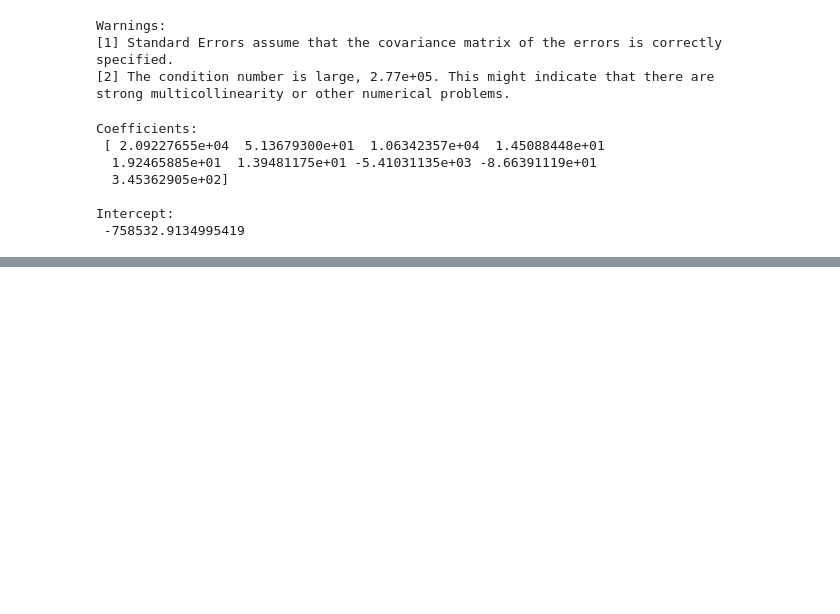
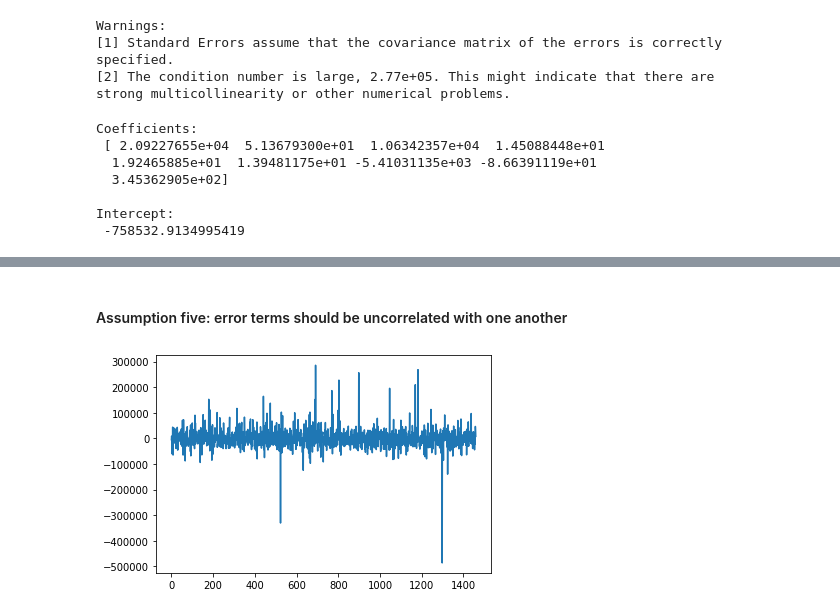
Before and after one commit to rajinigurijala/Thinkful, a Jupyter notebook: SimpleLinearRegressionOLS.ipynb, the cells around one changed output, grey strips where cells are left out. Saved outputs shown, nothing was run; the diff lists cells and outputs as text; code cells hidden in the pictures; blank space fills up the shorter version.

```diff
--- a/SimpleLinearRegressionOLS.ipynb
+++ b/SimpleLinearRegressionOLS.ipynb
@@ -224,0 +281,7 @@ Intercept:
+# %% [markdown]
+#### Assumption five: error terms should be uncorrelated with one another
+# %%
+plt.plot(errors)
+plt.show()
+# %% [output]
+[figure, added]
```
Also changed, not shown: parts of 19 cells of this notebook.
